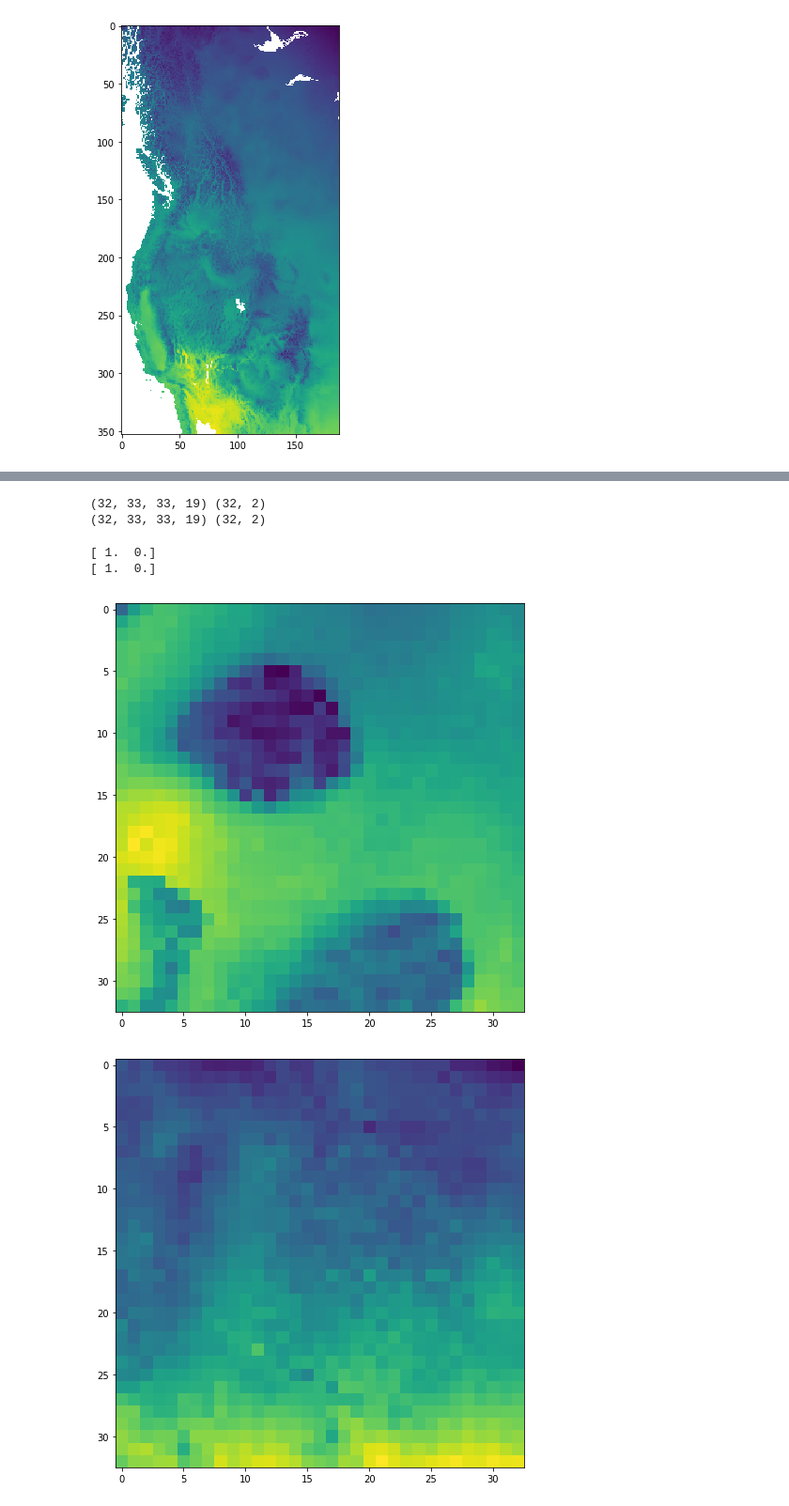
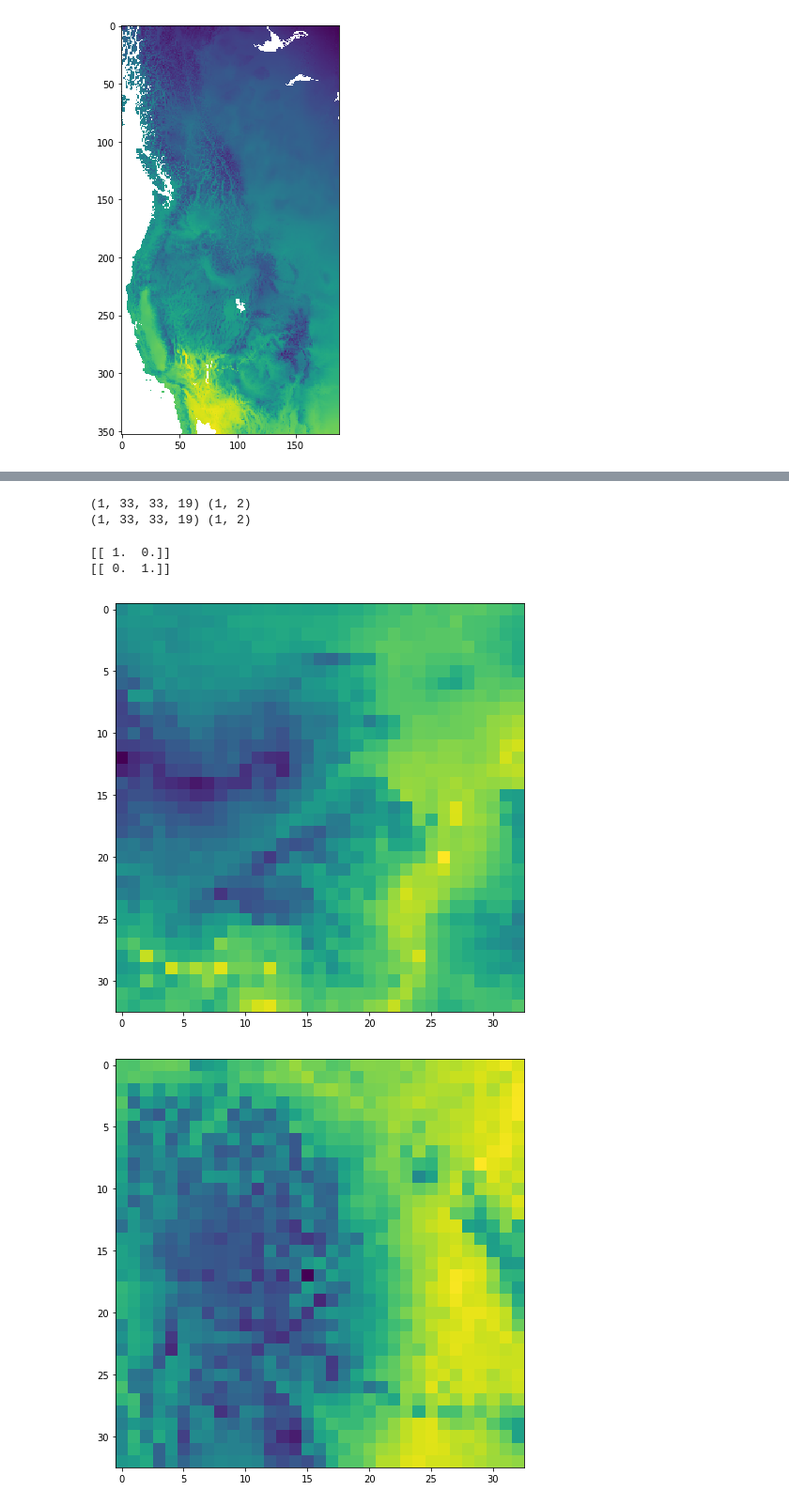
Before and after one commit to dongmeic/SDM, a Jupyter notebook: python/models/conv_net.py.ipynb, the cells around one changed output, grey strips where cells are left out. Shown at 94% size. Drawn from its saved outputs; the diff is of its cells as text; code cells hidden in the pictures.

```diff
--- a/python/models/conv_net.py.ipynb
+++ b/python/models/conv_net.py.ipynb
@@ -19,3 +17,0 @@ Using TensorFlow backend.
-# %%
-DATA = '../../data/cluster/year/'
-BUFFER = 16 # Number of cells around each cell to include
@@ -203,44 +196,23 @@ def get_batch(train, valid, batch_size, buffer_size=16, is_X=True):
-# %%
-def data_generator(data, batch_size, buffer_size):
-    X_data, Y_data = data
-    years, width, height, layers = X_data.shape
-    mX, mY = [], []
-    while len(mX) < batch_size:
-        yr = np.random.choice(range(years))
-        w = np.random.choice(range(buffer_size, width - buffer_size))
-        h = np.random.choice(range(buffer_size, height - buffer_size))
-        candidate = X_data[yr,
-                           w - buffer_size:w + buffer_size + 1,
-                           h - buffer_size:h + buffer_size + 1,
-                           :]
-        if sum(np.isnan(candidate)) == 0:
-            mX.append(candidate)
-            mY.append(Y_data[yr, w, h])
-    mY = np_utils.to_categorical(mY, N_CLASSES)
-    return np.array(mX), np.array(mY)
 # %%
-#(mx_train, my_train), (mx_valid, my_valid) = get_batch(
-#    train, valid, 32, BUFFER)
-
-(mx_train, my_train) = data_generator(train, 32, BUFFER)
-(mx_valid, my_valid) = data_generator(valid, 32, BUFFER)
+train_gen_test = data_generator(train, BUFFER)
+(mx_train, my_train) = next(train_gen_test)
+valid_gen_test = data_generator(valid, BUFFER)
+(mx_valid, my_valid) = next(valid_gen_test)
 print(mx_train.shape, my_train.shape)
 print(mx_valid.shape, my_valid.shape)
 # %% [output]
-(32, 33, 33, 19) (32, 2)
-(32, 33, 33, 19) (32, 2)
+(1, 33, 33, 19) (1, 2)
+(1, 33, 33, 19) (1, 2)
 # %%
-yr = np.random.choice(range(32))
 layer = np.random.choice(range(19))
-i = 0
-print(my_train[i])
-imshow(np.rot90(mx_train[i, :, :, layer]));
+print(my_train)
+imshow(np.rot90(mx_train[0, :, :, layer]));
 
-print(my_valid[i])
+print(my_valid)
 figure();
-imshow(np.rot90(mx_valid[i, :, :, layer]));
+imshow(np.rot90(mx_valid[0, :, :, layer]));
 # %% [output]
-[ 1.  0.]
-[ 1.  0.]
+[[ 1.  0.]]
+[[ 0.  1.]]
-[figure, old version]
+[figure, new version]
-[figure, old version]
+[figure, new version]
```
Also changed, not shown: parts of 19 cells of this notebook.
